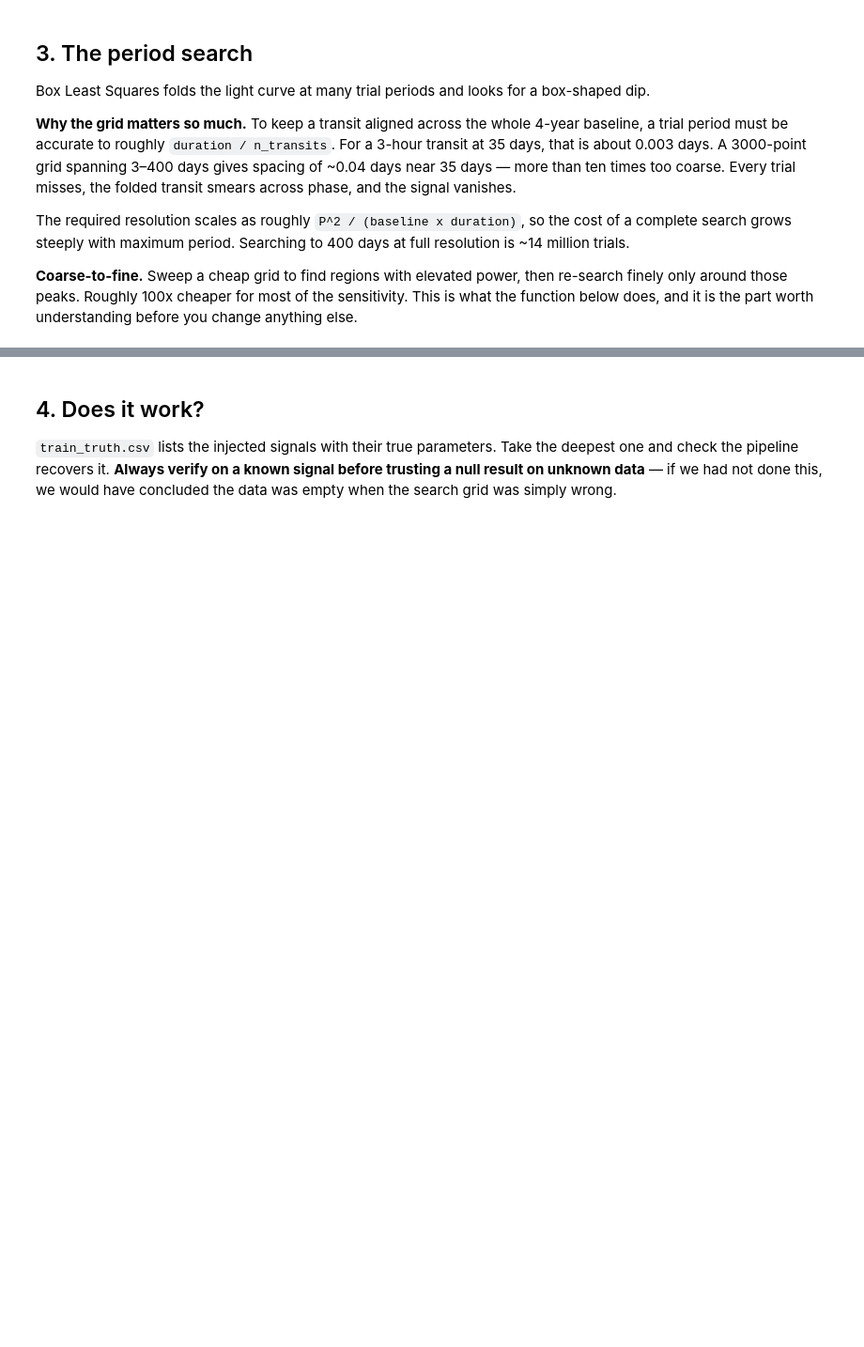
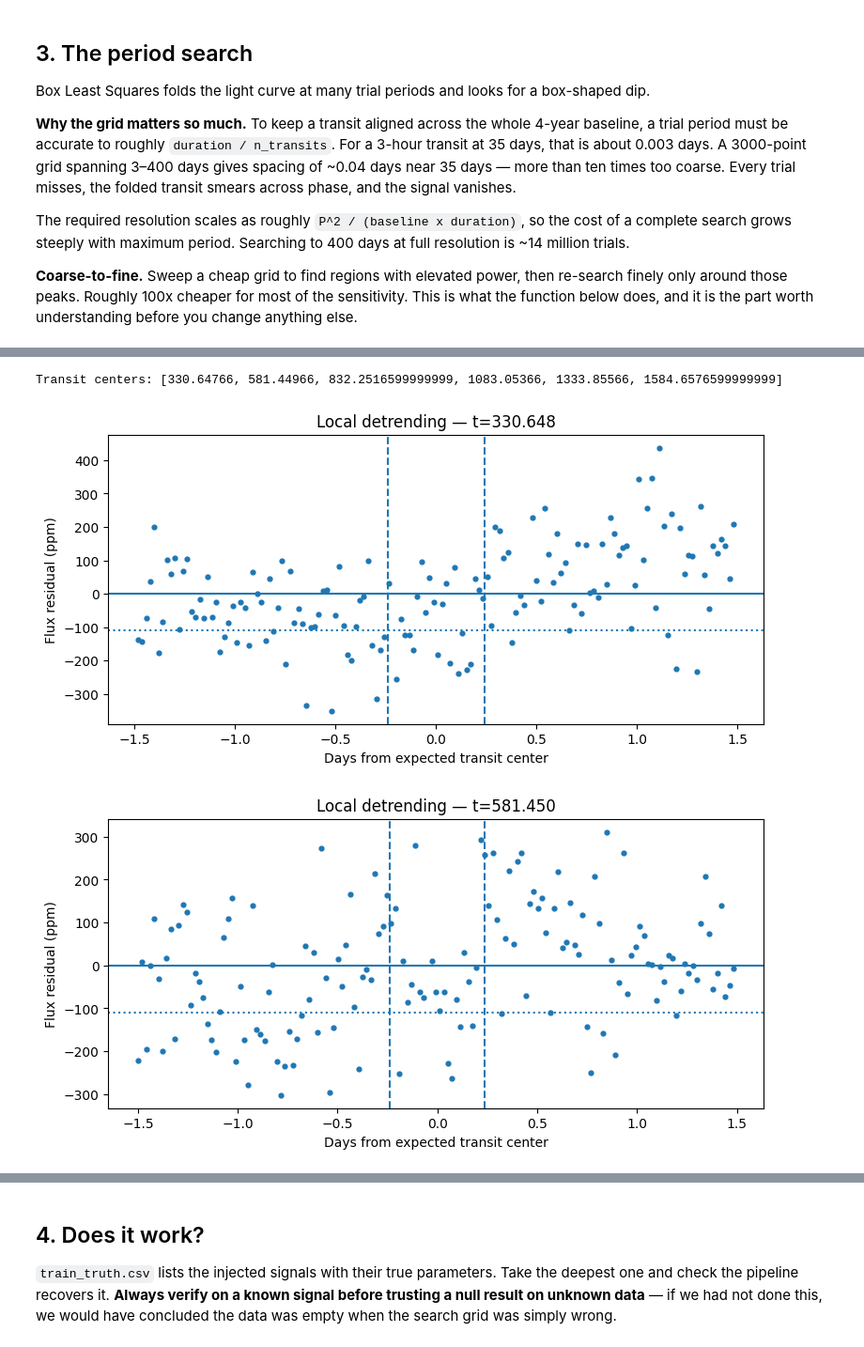
Before and after one commit to Komal2008/Exoplanet-detection, a Jupyter notebook: Astrobit_Transit_Detection.ipynb, the cells around one changed output, grey strips where cells are left out. Shown at 94% size. Saved outputs shown, nothing was run; the diff lists cells and outputs as text; code cells hidden in the pictures; blank space fills up the shorter version.

```diff
--- a/Astrobit_Transit_Detection.ipynb
+++ b/Astrobit_Transit_Detection.ipynb
@@ -547,0 +4107,78 @@ def search(t, f, verbose=False):
+# %%
+import numpy as np
+import matplotlib.pyplot as plt
+
+period = 250.802
+t0 = 330.64766
+duration_hours = 11.472
+
+half_duration = duration_hours / 24 / 2
+
+centers = []
+
+k_min = int(np.floor((t_test.min() - t0) / period)) - 1
+k_max = int(np.ceil((t_test.max() - t0) / period)) + 1
+
+for k in range(k_min, k_max + 1):
+    center = t0 + k * period
+
+    if t_test.min() <= center <= t_test.max():
+        centers.append(center)
+
+print("Transit centers:", centers)
+
+for center in centers:
+
+    # 3-day window around transit
+    window = np.abs(t_test - center) < 1.5
+
+    x = t_test[window] - center
+    y = f_test[window]
+
+    if len(y) < 10:
+        continue
+
+    # Local robust baseline
+    baseline_mask = np.abs(x) > half_duration
+
+    baseline = np.median(y[baseline_mask])
+
+    residual = y - baseline
+
+    plt.figure(figsize=(9, 4))
+
+    plt.scatter(
+        x,
+        residual * 1e6,
+        s=12
+    )
+
+    plt.axvline(
+        -half_duration,
+        linestyle="--"
+    )
+
+    plt.axvline(
+        half_duration,
+        linestyle="--"
+    )
+
+    plt.axhline(
+        -109.6,
+        linestyle=":"
+    )
+
+    plt.axhline(
+        0,
+        linestyle="-"
+    )
+
+    plt.xlabel("Days from expected transit center")
+    plt.ylabel("Flux residual (ppm)")
+    plt.title(f"Local detrending — t={center:.3f}")
+
+    plt.show()
+# %% [output]
+Transit centers: [330.64766, 581.44966, 832.2516599999999, 1083.05366, 1333.85566, 1584.6576599999999]
+[figure, added]
+[figure, added]
```
Also changed, not shown: parts of 202 cells of this notebook.
